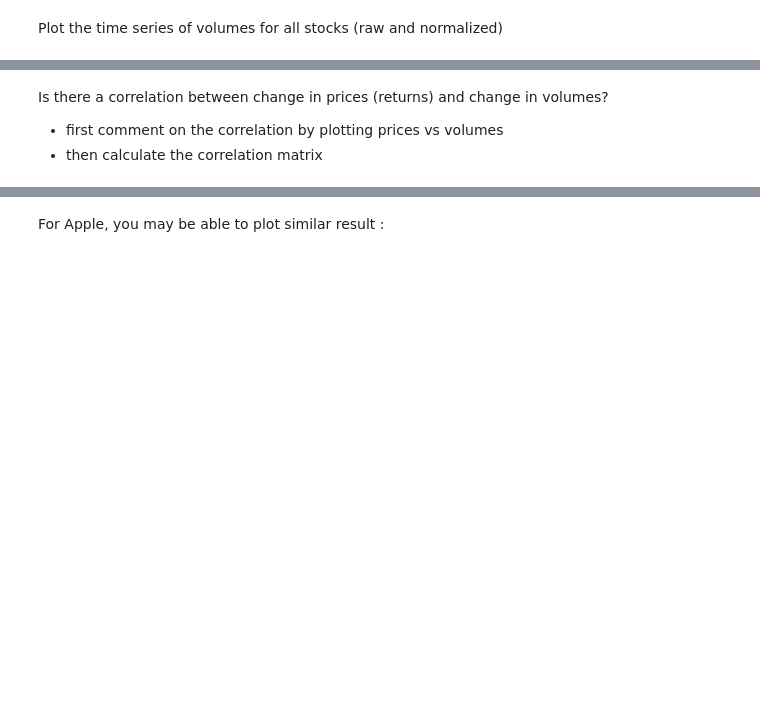
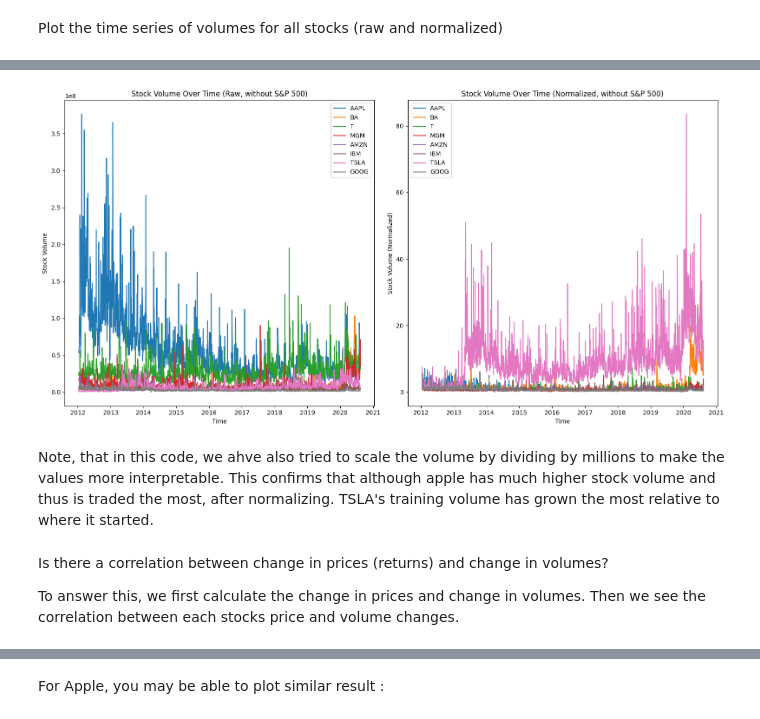
Before and after one commit to bubuzhang2002/Finance-with-Big-Data-PC-labs, a Jupyter notebook: PC labs/PC lab4.ipynb, the cells around one changed output, grey strips where cells are left out. Cells and saved outputs as stored; diff of their text form; code cells hidden in the pictures; blank space fills up the shorter version.

```diff
--- a/PC labs/PC lab4.ipynb
+++ b/PC labs/PC lab4.ipynb
@@ -228,4 +304,51 @@ Plot the time series of volumes for all stocks (raw and normalized)
+# %%
+def volumes_without_sp500(df):
+    # Ensure 'Date' is set to datetime and sorted
+    df['Date'] = pd.to_datetime(df['Date'])
+    df = df.sort_values(by='Date')
+
+    # Remove 'sp500' from the volume data
+    df_volumes_without_sp500 = df.drop(columns=['sp500'])
+
+    # Normalize the volumes
+    df_normalized_volumes = normalize_data(df_volumes_without_sp500)
+
+    # Scale the volumes to millions for better readability
+    df_volumes_scaled = df_volumes_without_sp500.set_index('Date') / 1_000_000
+    df_volumes_scaled = df_volumes_scaled.reset_index()
+
+    # Create subplots for raw and normalized volumes
+    plt.figure(figsize=(16, 8))
+
+    # Create subplot for Raw stock volumes
+    plt.subplot(1, 2, 1)
+    for column in df_volumes_without_sp500.columns[1:]:
+        plt.plot(df_volumes_without_sp500['Date'], df_volumes_without_sp500[column], label=column)
+    plt.title(f'Stock Volume Over Time (Raw, without S&P 500)')
+    plt.xlabel('Time')
+    plt.ylabel('Stock Volume')
+    plt.legend()
+
+    # Create a subplot for ormalized stock volumes
+    plt.subplot(1, 2, 2)
+    for column in df_normalized_volumes.columns[1:]:
+        plt.plot(df_normalized_volumes['Date'], df_normalized_volumes[column], label=column)
+    plt.title(f'Stock Volume Over Time (Normalized, without S&P 500)')
+    plt.xlabel('Time')
+    plt.ylabel('Stock Volume (Normalized)')
+    plt.legend()
+
+    # Adjust layout
+    plt.tight_layout()
+    plt.show()
+
+# Call the function on the volume data without S&P 500
+volumes_without_sp500(volume_df)
+# %% [output]
+[figure, added]
+# %% [markdown]
+Note, that in this code, we ahve also tried to scale the volume by dividing by millions to make the values more interpretable. This confirms that although apple has much higher stock volume and thus is traded the most, after normalizing. TSLA's training volume has grown the most relative to where it started.
 # %% [markdown]
 Is there a correlation between change in prices (returns) and change in volumes?
-- first comment on the correlation by plotting prices vs volumes
-- then calculate the correlation matrix
+
+To answer this, we first calculate the change in prices and change in volumes. Then we see the correlation between each stocks price and volume changes.
```
Also changed, not shown: parts of 27 cells of this notebook.
